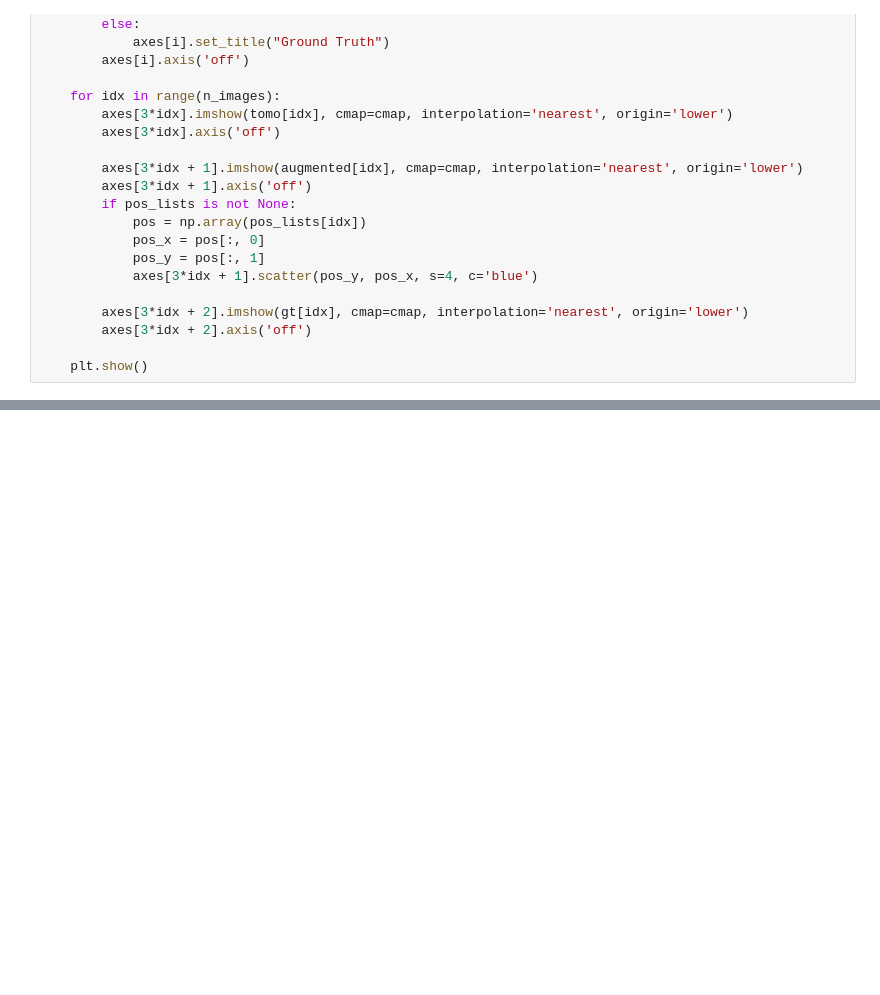
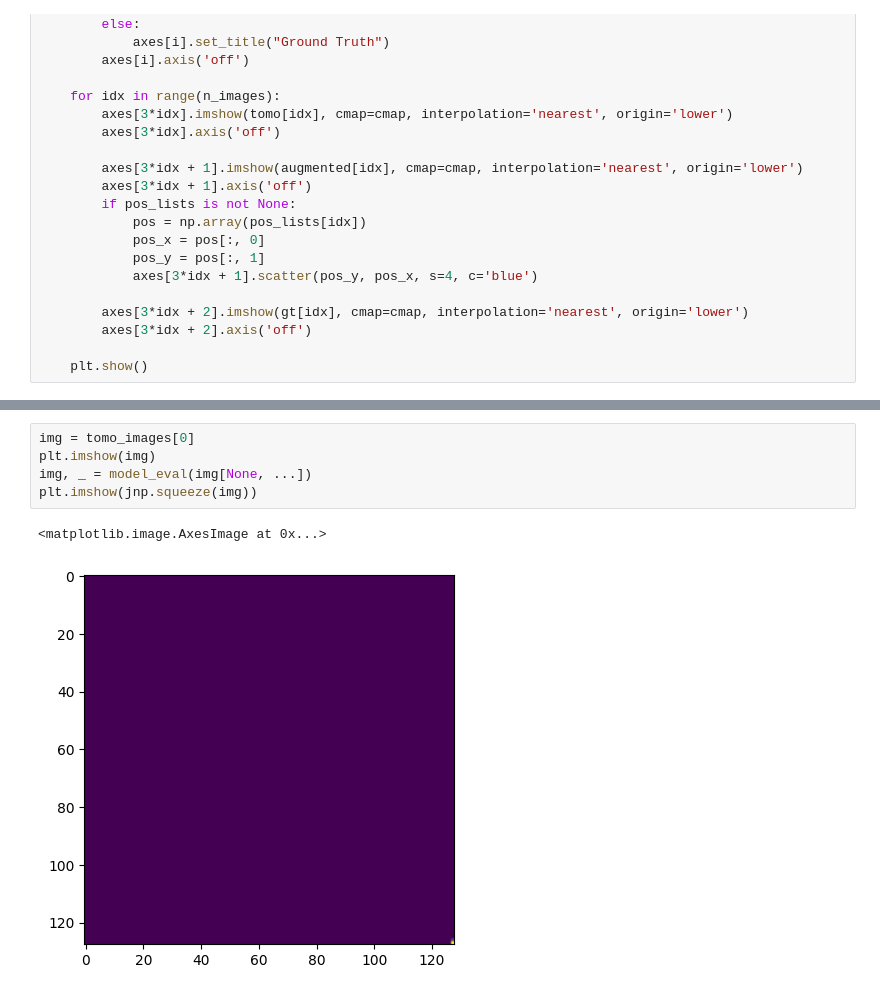
Before and after one commit to pco0511/ph413-comp-ph, a Jupyter notebook: homeworks/HW10/main.ipynb, the cells around one changed output, grey strips where cells are left out. Saved outputs shown, nothing was run; the diff lists cells and outputs as text; blank space fills up the shorter version.

```diff
--- a/homeworks/HW10/main.ipynb
+++ b/homeworks/HW10/main.ipynb
@@ -473,0 +474,8 @@ image 9: RMSD=0.5660543664208346
+# %%
+img = tomo_images[0]
+plt.imshow(img)
+img, _ = model_eval(img[None, ...])
+plt.imshow(jnp.squeeze(img))
+# %% [output]
+<matplotlib.image.AxesImage at 0x...>
+[figure, added]
```
Also changed, not shown: parts of 4 cells of this notebook, 3 other files.
